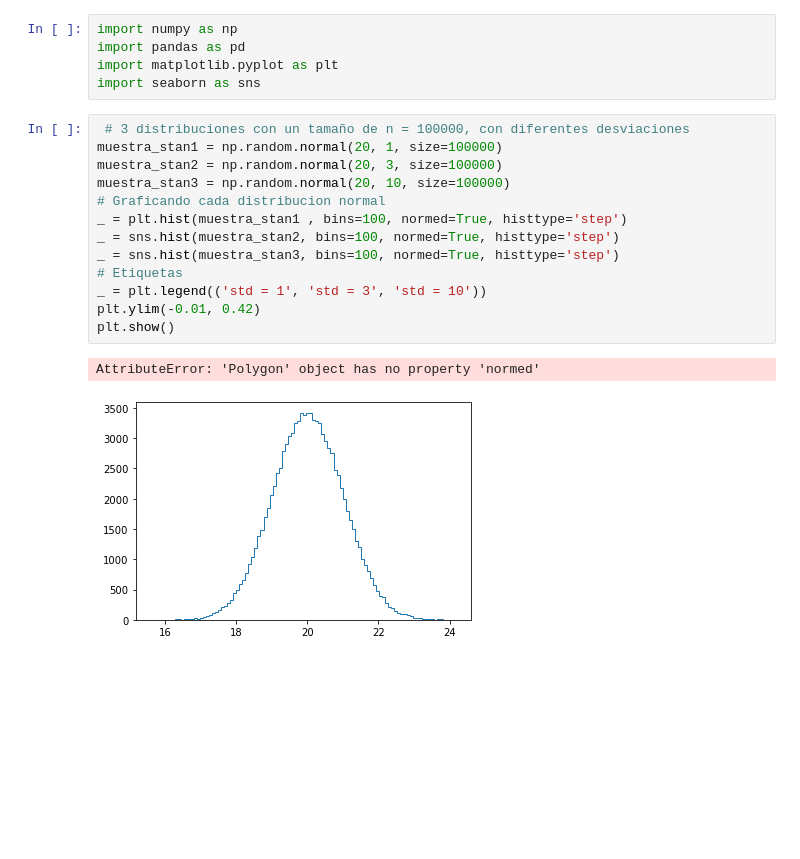
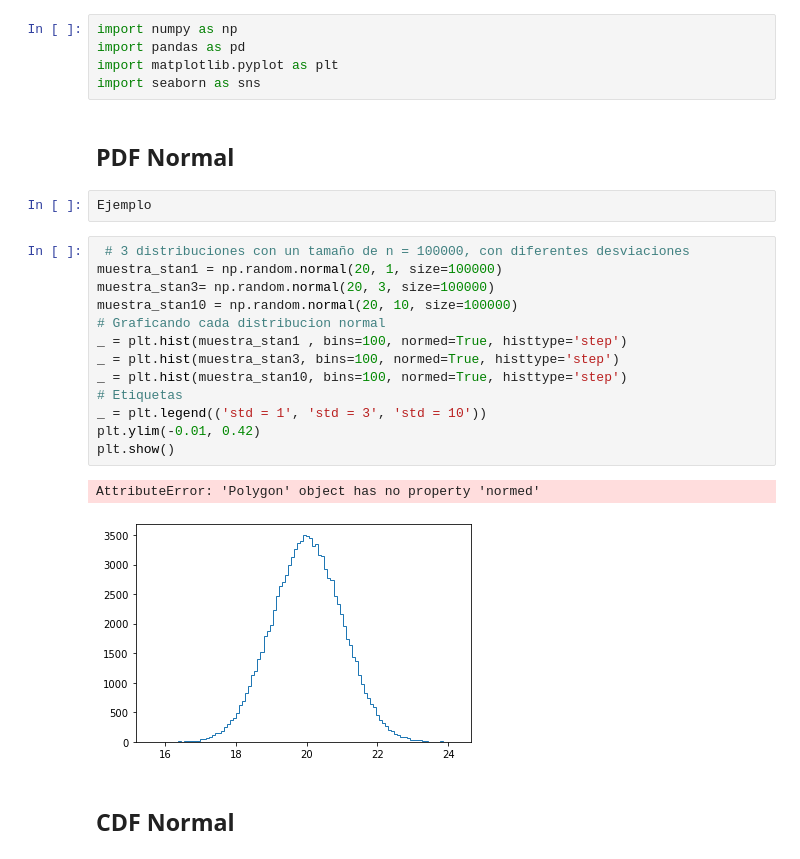
Before and after one commit to ADRIANVM117/ENSAYOS, a Jupyter notebook: Data-camp/estadistica/stadistics-thinking-part1/thinking_proba_continu_vari.ipynb, the cells around one changed output. Drawn from its saved outputs; the diff is of its cells as text; blank space fills up the shorter version.

```diff
--- a/Data-camp/estadistica/stadistics-thinking-part1/thinking_proba_continu_vari.ipynb
+++ b/Data-camp/estadistica/stadistics-thinking-part1/thinking_proba_continu_vari.ipynb
@@ -8,19 +13,25 @@ import numpy as np
 import pandas as pd
 import matplotlib.pyplot as plt
 import seaborn as sns
+# %% [markdown]
+## PDF Normal
+# %%
+Ejemplo
 # %%
  # 3 distribuciones con un tamaño de n = 100000, con diferentes desviaciones
 muestra_stan1 = np.random.normal(20, 1, size=100000)
-muestra_stan2 = np.random.normal(20, 3, size=100000)
-muestra_stan3 = np.random.normal(20, 10, size=100000)
+muestra_stan3= np.random.normal(20, 3, size=100000)
+muestra_stan10 = np.random.normal(20, 10, size=100000)
 # Graficando cada distribucion normal
 _ = plt.hist(muestra_stan1 , bins=100, normed=True, histtype='step')
-_ = sns.hist(muestra_stan2, bins=100, normed=True, histtype='step')
-_ = sns.hist(muestra_stan3, bins=100, normed=True, histtype='step')
+_ = plt.hist(muestra_stan3, bins=100, normed=True, histtype='step')
+_ = plt.hist(muestra_stan10, bins=100, normed=True, histtype='step')
 # Etiquetas
 _ = plt.legend(('std = 1', 'std = 3', 'std = 10'))
 plt.ylim(-0.01, 0.42)
 plt.show()
 # %% [output]
 AttributeError: 'Polygon' object has no property 'normed'
-[figure, old version]
+[figure, new version]
+# %% [markdown]
+## CDF Normal
```
Also changed, not shown: parts of 11 cells of this notebook, 13 other files.
